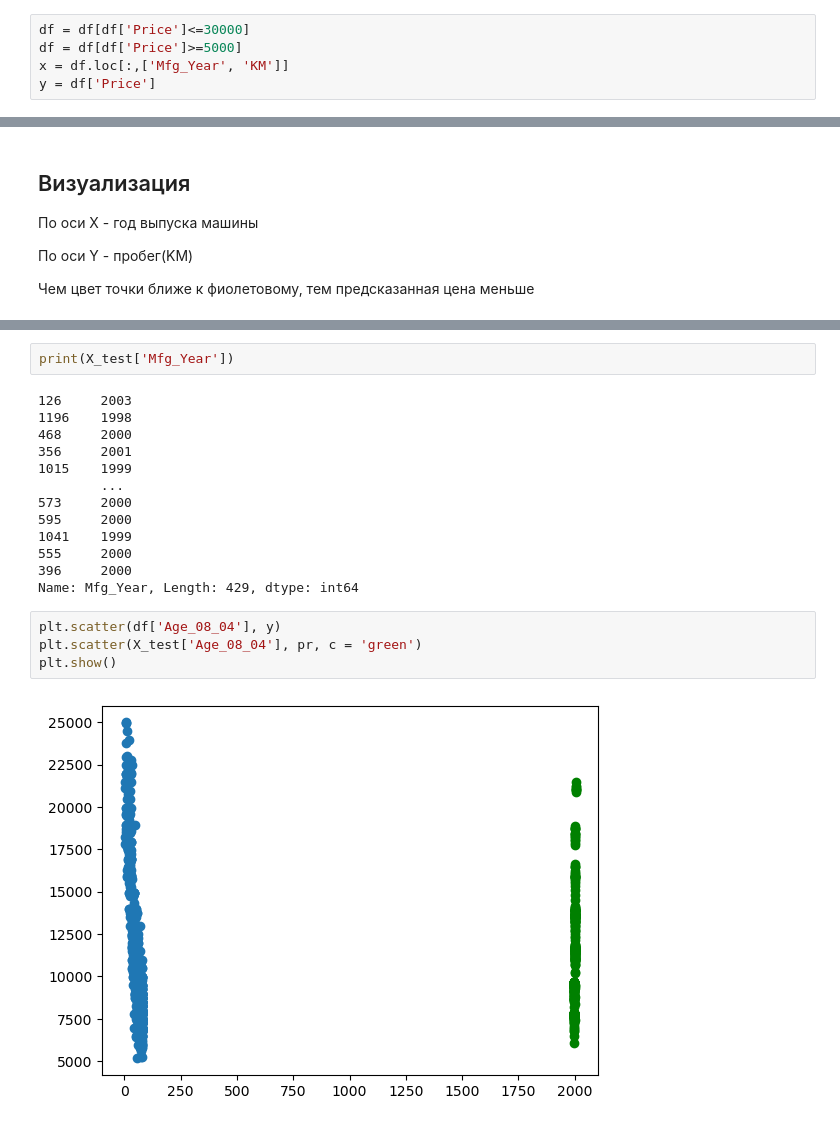
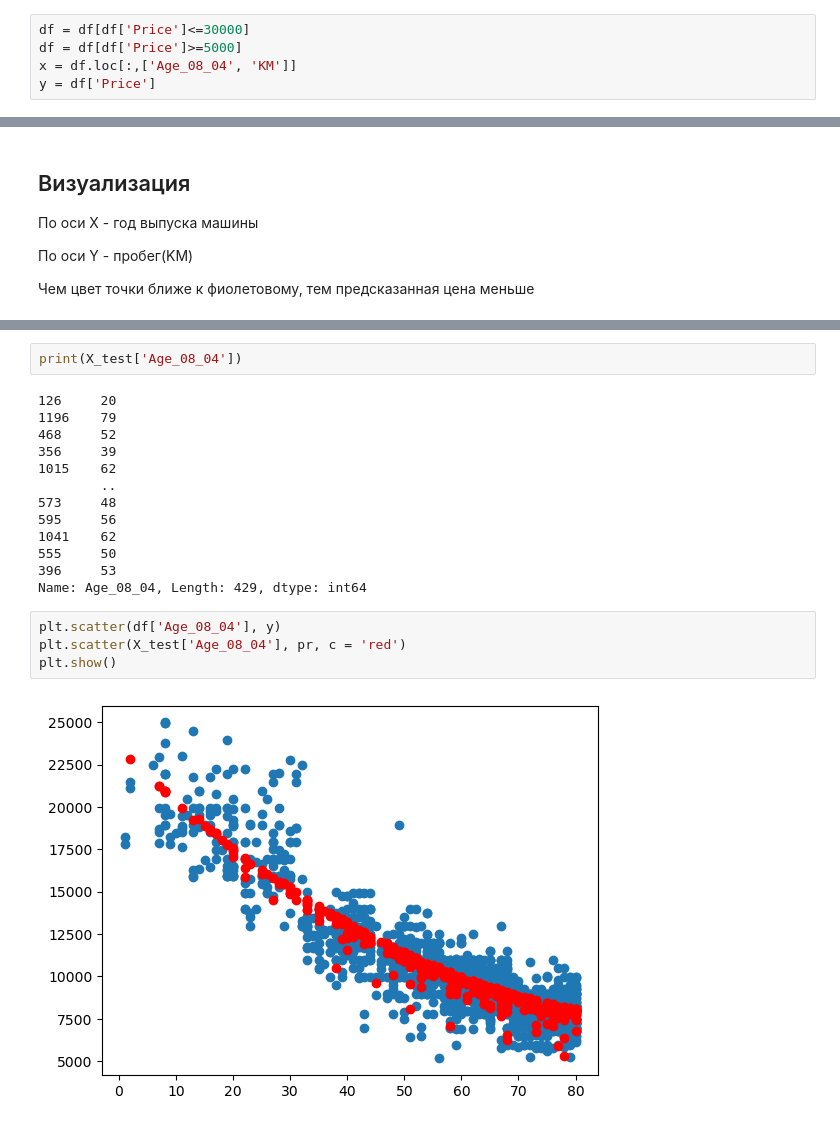
Before and after one commit to isachagit/ML_Homework, a Jupyter notebook: hw04_LinearRegression/hw04_LinearRegression.ipynb, the cells around one changed output, grey strips where cells are left out. Cells and saved outputs as stored; diff of their text form.

```diff
--- a/hw04_LinearRegression/hw04_LinearRegression.ipynb
+++ b/hw04_LinearRegression/hw04_LinearRegression.ipynb
@@ -116,7 +100,7 @@ Name: Price, dtype: float64
 # %%
 df = df[df['Price']<=30000]
 df = df[df['Price']>=5000]
-x = df.loc[:,['Mfg_Year', 'KM']]
+x = df.loc[:,['Age_08_04', 'KM']]
 y = df['Price']
 # %%
 df = df.drop(columns=['Model'])
@@ -193,21 +177,21 @@ plt.show()
 # %%
-print(X_test['Mfg_Year'])
+print(X_test['Age_08_04'])
 # %% [output]
-126     2003
-1196    1998
-468     2000
-356     2001
-1015    1999
-        ...
-573     2000
-595     2000
-1041    1999
-555     2000
-396     2000
-Name: Mfg_Year, Length: 429, dtype: int64
+126     20
+1196    79
+468     52
+356     39
+1015    62
+        ..
+573     48
+595     56
+1041    62
+555     50
+396     53
+Name: Age_08_04, Length: 429, dtype: int64
 # %%
 plt.scatter(df['Age_08_04'], y)
-plt.scatter(X_test['Age_08_04'], pr, c = 'green')
+plt.scatter(X_test['Age_08_04'], pr, c = 'red')
 plt.show()
 # %% [output]
-[figure, old version]
+[figure, new version]
```
Also changed, not shown: parts of 5 cells of this notebook, 4 other files.
